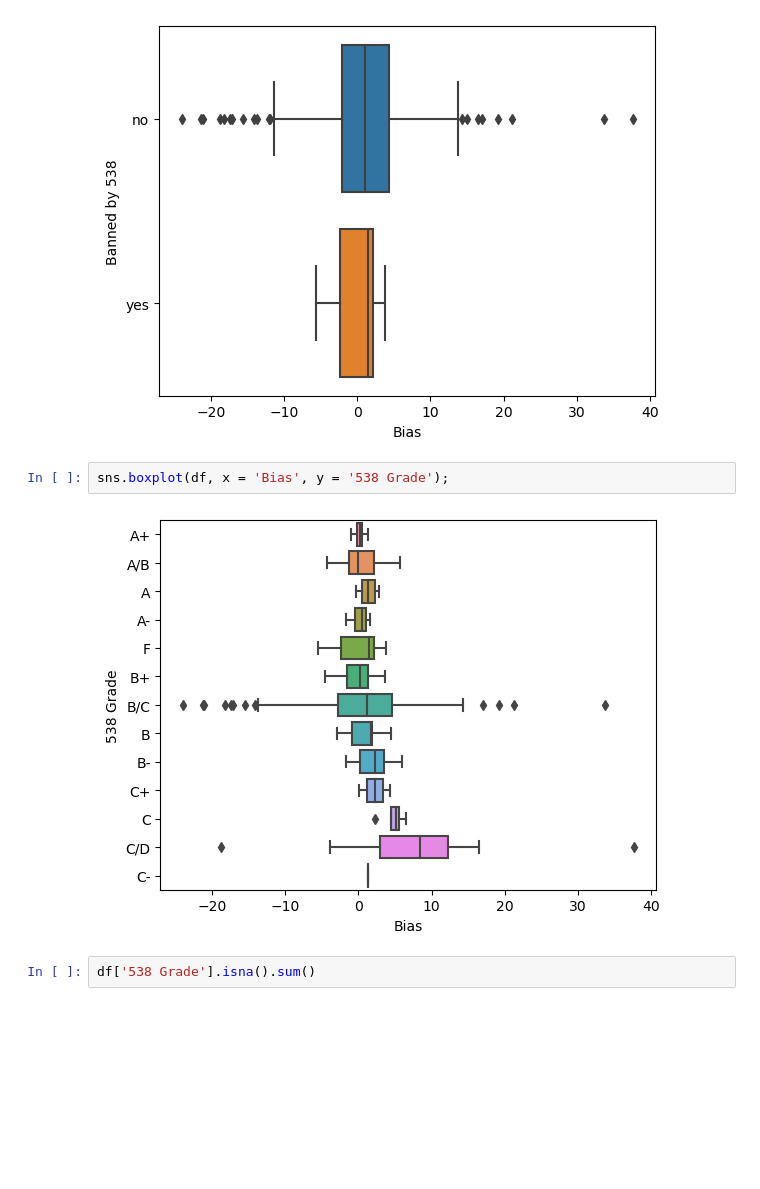
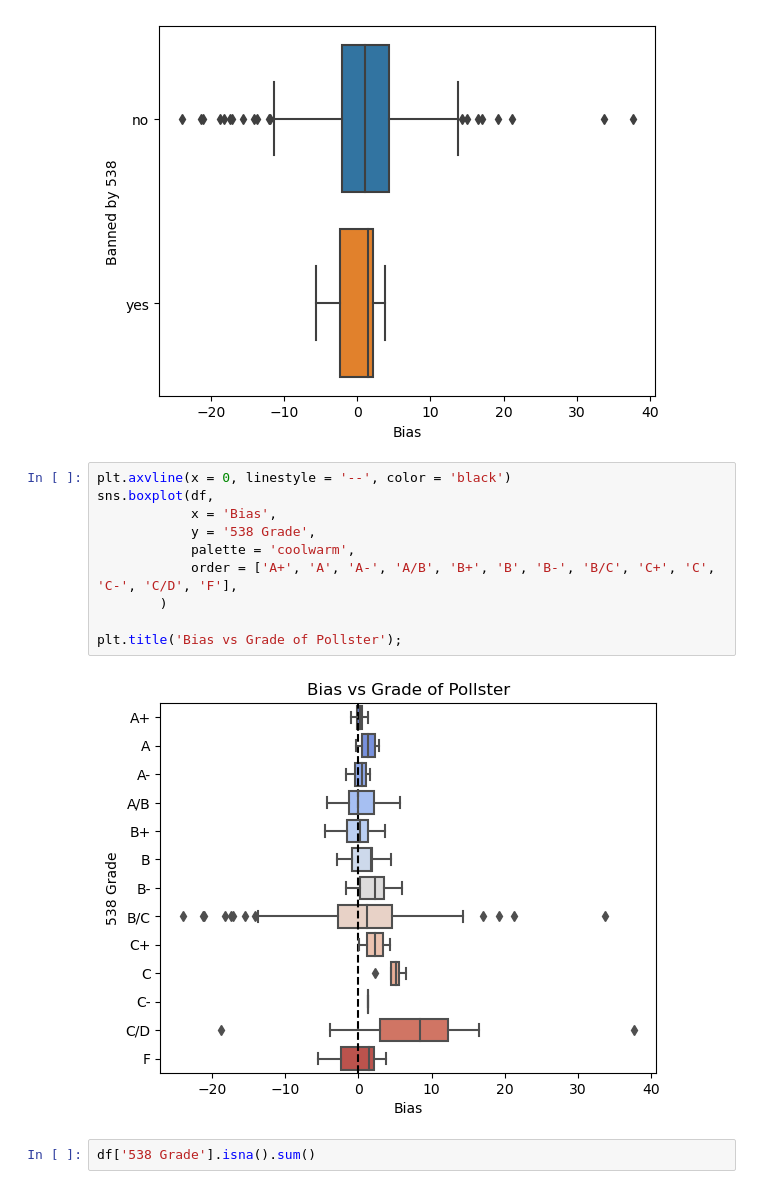
Before and after one commit to vijay-ravuri/poll-accuracy-modeling, a Jupyter notebook: code/starter_vijay.ipynb, the cells around one changed output. Drawn from its saved outputs; the diff is of its cells as text; blank space fills up the shorter version.

Commit message:
comments on method_flagger, formatted grade boxplots

```diff
--- a/code/starter_vijay.ipynb
+++ b/code/starter_vijay.ipynb
@@ -35,10 +35,18 @@ Index(['Rank', 'Pollster', 'Pollster Rating ID', 'Polls Analyzed',
 sns.boxplot(df, x = 'Bias', y = 'Banned by 538');
 # %% [output]
 [figure]
-# %%
-sns.boxplot(df, x = 'Bias', y = '538 Grade');
-# %% [output]
-[figure, removed]
+# %%
+plt.axvline(x = 0, linestyle = '--', color = 'black')
+sns.boxplot(df,
+            x = 'Bias',
+            y = '538 Grade',
+            palette = 'coolwarm',
+            order = ['A+', 'A', 'A-', 'A/B', 'B+', 'B', 'B-', 'B/C', 'C+', 'C', 'C-', 'C/D', 'F'],
+        )
+
+plt.title('Bias vs Grade of Pollster');
+# %% [output]
+[figure, added]
 # %%
 df['538 Grade'].isna().sum()
 # %% [output]
```
Also changed, not shown: parts of 2 cells of this notebook, 1 other file.
